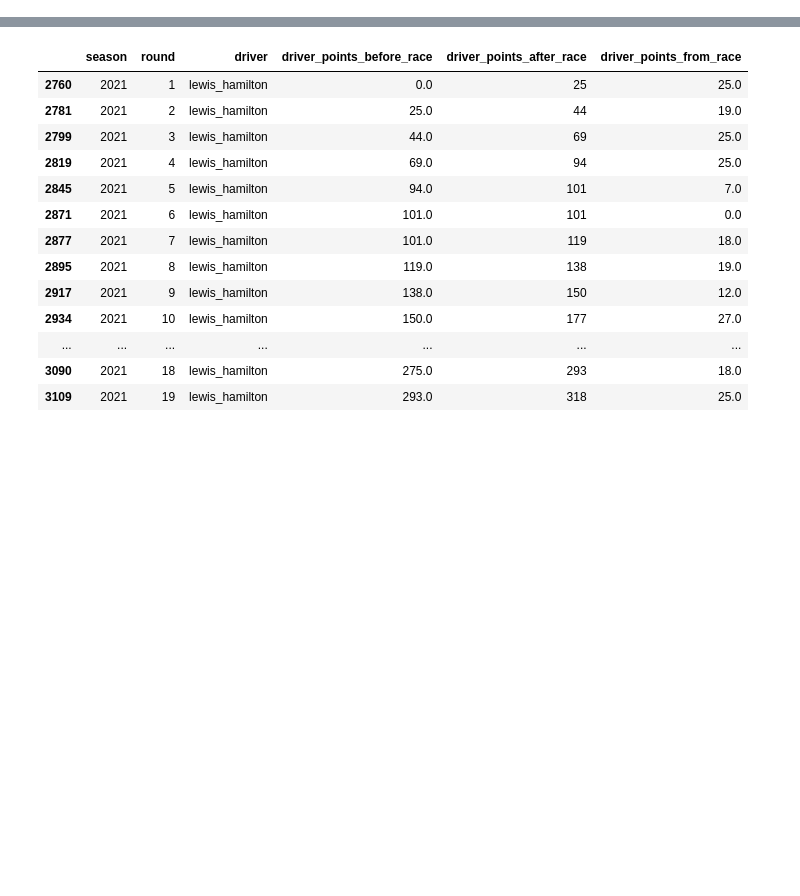
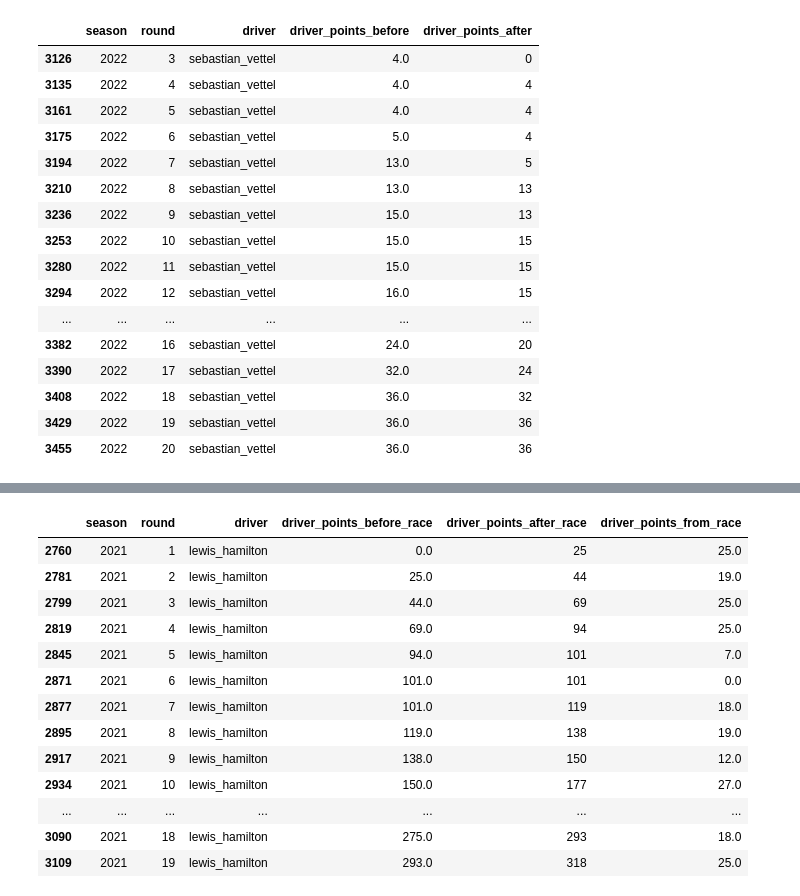
Before and after one commit to ollyjc99/f1-analytics, a Jupyter notebook: data processing/data-processing.ipynb, the cells around one changed output, grey strips where cells are left out. Drawn from its saved outputs; the diff is of its cells as text; code cells hidden in the pictures; blank space fills up the shorter version.

Commit message:
Something wrong with code, vettel getting negative points from race

```diff
--- a/data processing/data-processing.ipynb
+++ b/data processing/data-processing.ipynb
@@ -39,3 +21,0 @@ for index, group in grouped:
-# %%
-df['driver_points_before_race'] = driver_points_before_race
-df['constructor_points_before_race'] = constructor_points_before_race
@@ -61,0 +22,29 @@ df[['season', 'round', 'driver', 'driver_points_before_race','driver_points_afte
+# %%
+points_before = {
+    'season': [],
+    'round': [],
+    'driver': [],
+    'driver_points_before': [],
+    'constructor_points_before': []
+}
+# %%
+grouped = df.groupby(['season'])
+
+for season, group in grouped:
+    drivers = group.driver.unique()
+    for driver in drivers:
+        q = group.query('driver ==@driver')
+        for index in list(range(len(q))):
+            points_before['season'].append(season)
+            points_before['round'].append(index+1)
+            points_before['driver'].append(driver)
+            if index != 0:
+                points_before['driver_points_before'].append(q.iloc[index-1].driver_points_after)
+                points_before['constructor_points_before'].append(q.iloc[index-1].constructor_points_after)
+            else:
+                points_before['driver_points_before'].append(0.0)
+                points_before['constructor_points_before'].append(0.0)
+
+
+points_before = pd.DataFrame(points_before)
+points_before
@@ -61,0 +86,21 @@ df[['season', 'round', 'driver', 'driver_points_before_race','driver_points_afte
+# %%
+df1 = pd.merge(df, points_before, how='inner', on=['season', 'round', 'driver'])
+df1[['season', 'round','driver', 'driver_points_before','driver_points_after']].query('season == 2022 & driver == "sebastian_vettel"')
+# %% [output]
+|  | season | round | driver | driver_points_before | driver_points_after |
+| 3126 | 2022 | 3 | sebastian_vettel | 4.0 | 0 |
+| 3135 | 2022 | 4 | sebastian_vettel | 4.0 | 4 |
+| 3161 | 2022 | 5 | sebastian_vettel | 4.0 | 4 |
+| 3175 | 2022 | 6 | sebastian_vettel | 5.0 | 4 |
+| 3194 | 2022 | 7 | sebastian_vettel | 13.0 | 5 |
+| 3210 | 2022 | 8 | sebastian_vettel | 13.0 | 13 |
+| 3236 | 2022 | 9 | sebastian_vettel | 15.0 | 13 |
+| 3253 | 2022 | 10 | sebastian_vettel | 15.0 | 15 |
+| 3280 | 2022 | 11 | sebastian_vettel | 15.0 | 15 |
+| 3294 | 2022 | 12 | sebastian_vettel | 16.0 | 15 |
+| ... | ... | ... | ... | ... | ... |
+| 3382 | 2022 | 16 | sebastian_vettel | 24.0 | 20 |
+| 3390 | 2022 | 17 | sebastian_vettel | 32.0 | 24 |
+| 3408 | 2022 | 18 | sebastian_vettel | 36.0 | 32 |
+| 3429 | 2022 | 19 | sebastian_vettel | 36.0 | 36 |
+| 3455 | 2022 | 20 | sebastian_vettel | 36.0 | 36 |
```
Also changed, not shown: parts of 10 cells of this notebook.
